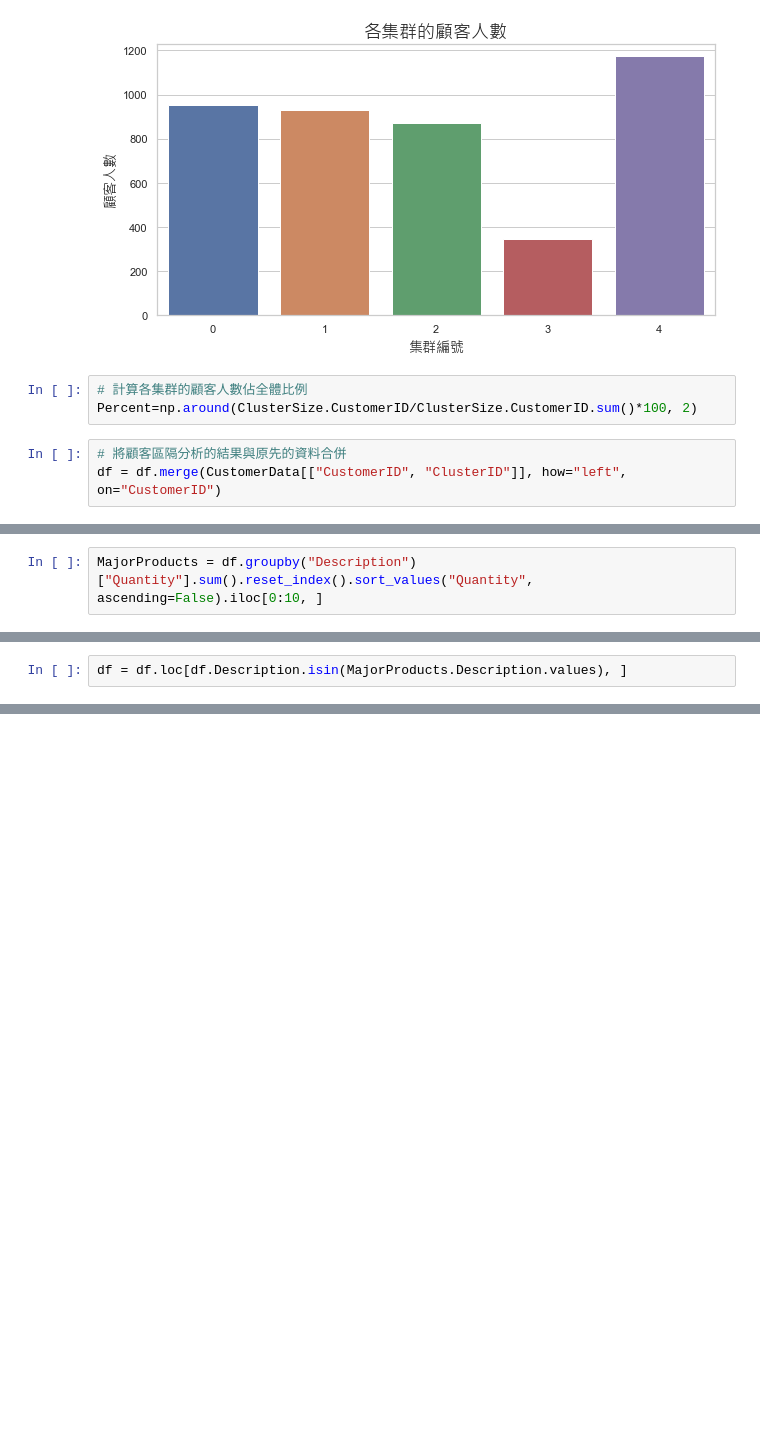
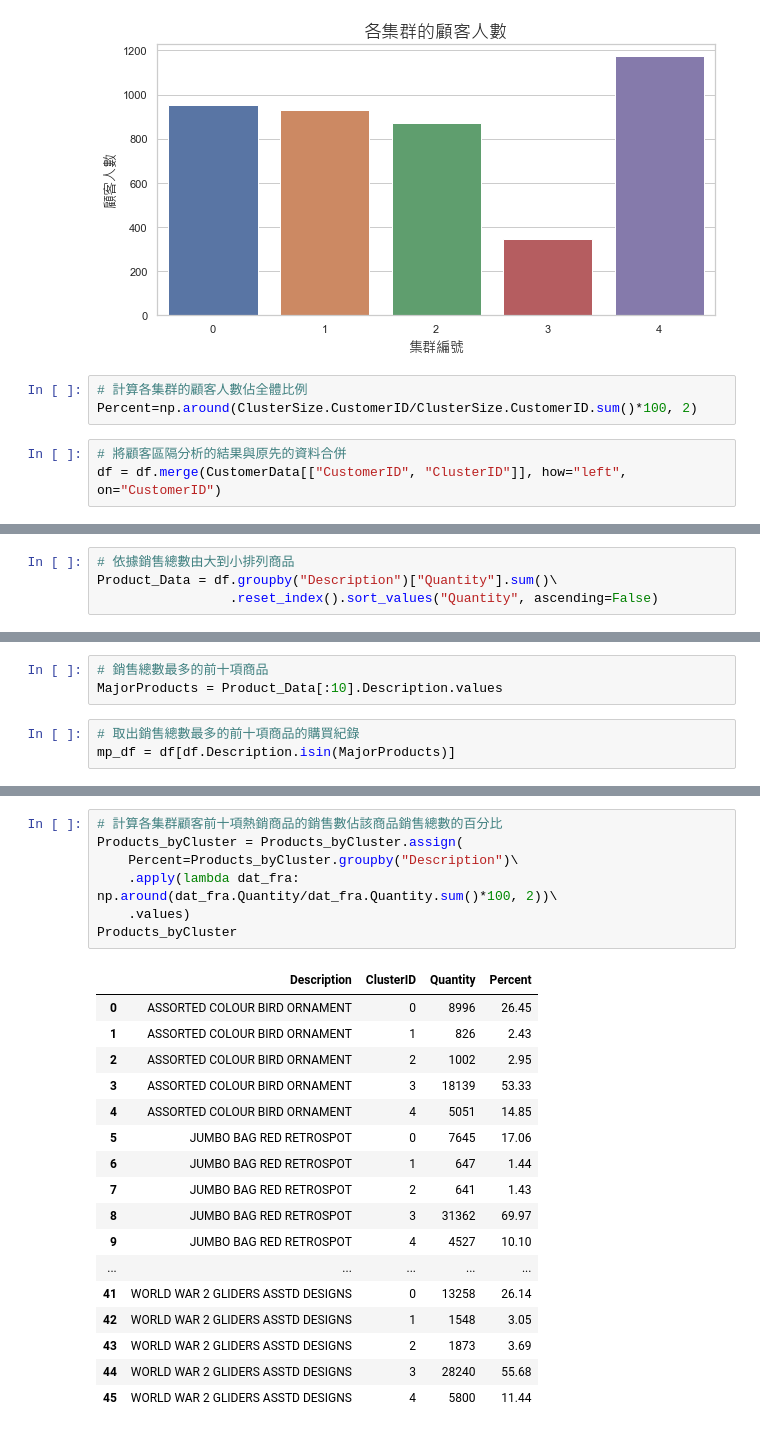
Before and after one commit to sungchien/ecommerce, a Jupyter notebook: 14-purchase_analysis.ipynb, the cells around one changed output, grey strips where cells are left out. Saved outputs shown, nothing was run; the diff lists cells and outputs as text; blank space fills up the shorter version.

```diff
--- a/14-purchase_analysis.ipynb
+++ b/14-purchase_analysis.ipynb
@@ -131,3 +137,5 @@ df = df.merge(CustomerData[["CustomerID", "ClusterID"]], how="left", on="Custome
 # %%
-MajorProducts = df.groupby("Description")["Quantity"].sum().reset_index().sort_values("Quantity", ascending=False).iloc[0:10, ]
+# 依據銷售總數由大到小排列商品
+Product_Data = df.groupby("Description")["Quantity"].sum()\
+                 .reset_index().sort_values("Quantity", ascending=False)
 # %%
@@ -140,6 +148,10 @@ ax.set_title('銷售總數最多的前10項商品', fontproperties=han_font, fon
 # %% [output]
 Text(0.5, 1.0, '銷售總數最多的前10項商品')
 [figure]
+# %%
+# 銷售總數最多的前十項商品
+MajorProducts = Product_Data[:10].Description.values
 # %%
-df = df.loc[df.Description.isin(MajorProducts.Description.values), ]
+# 取出銷售總數最多的前十項商品的購買紀錄
+mp_df = df[df.Description.isin(MajorProducts)]
 # %%
@@ -164,0 +179,25 @@ Name: Quantity, dtype: int64
+# %%
+# 計算各集群顧客前十項熱銷商品的銷售數佔該商品銷售總數的百分比
+Products_byCluster = Products_byCluster.assign(
+    Percent=Products_byCluster.groupby("Description")\
+    .apply(lambda dat_fra: np.around(dat_fra.Quantity/dat_fra.Quantity.sum()*100, 2))\
+    .values)
+Products_byCluster
+# %% [output]
+|  | Description | ClusterID | Quantity | Percent |
+| 0 | ASSORTED COLOUR BIRD ORNAMENT | 0 | 8996 | 26.45 |
+| 1 | ASSORTED COLOUR BIRD ORNAMENT | 1 | 826 | 2.43 |
+| 2 | ASSORTED COLOUR BIRD ORNAMENT | 2 | 1002 | 2.95 |
+| 3 | ASSORTED COLOUR BIRD ORNAMENT | 3 | 18139 | 53.33 |
+| 4 | ASSORTED COLOUR BIRD ORNAMENT | 4 | 5051 | 14.85 |
+| 5 | JUMBO BAG RED RETROSPOT | 0 | 7645 | 17.06 |
+| 6 | JUMBO BAG RED RETROSPOT | 1 | 647 | 1.44 |
+| 7 | JUMBO BAG RED RETROSPOT | 2 | 641 | 1.43 |
+| 8 | JUMBO BAG RED RETROSPOT | 3 | 31362 | 69.97 |
+| 9 | JUMBO BAG RED RETROSPOT | 4 | 4527 | 10.10 |
+| ... | ... | ... | ... | ... |
+| 41 | WORLD WAR 2 GLIDERS ASSTD DESIGNS | 0 | 13258 | 26.14 |
+| 42 | WORLD WAR 2 GLIDERS ASSTD DESIGNS | 1 | 1548 | 3.05 |
+| 43 | WORLD WAR 2 GLIDERS ASSTD DESIGNS | 2 | 1873 | 3.69 |
+| 44 | WORLD WAR 2 GLIDERS ASSTD DESIGNS | 3 | 28240 | 55.68 |
+| 45 | WORLD WAR 2 GLIDERS ASSTD DESIGNS | 4 | 5800 | 11.44 |
```
Also changed, not shown: parts of 38 cells of this notebook.
